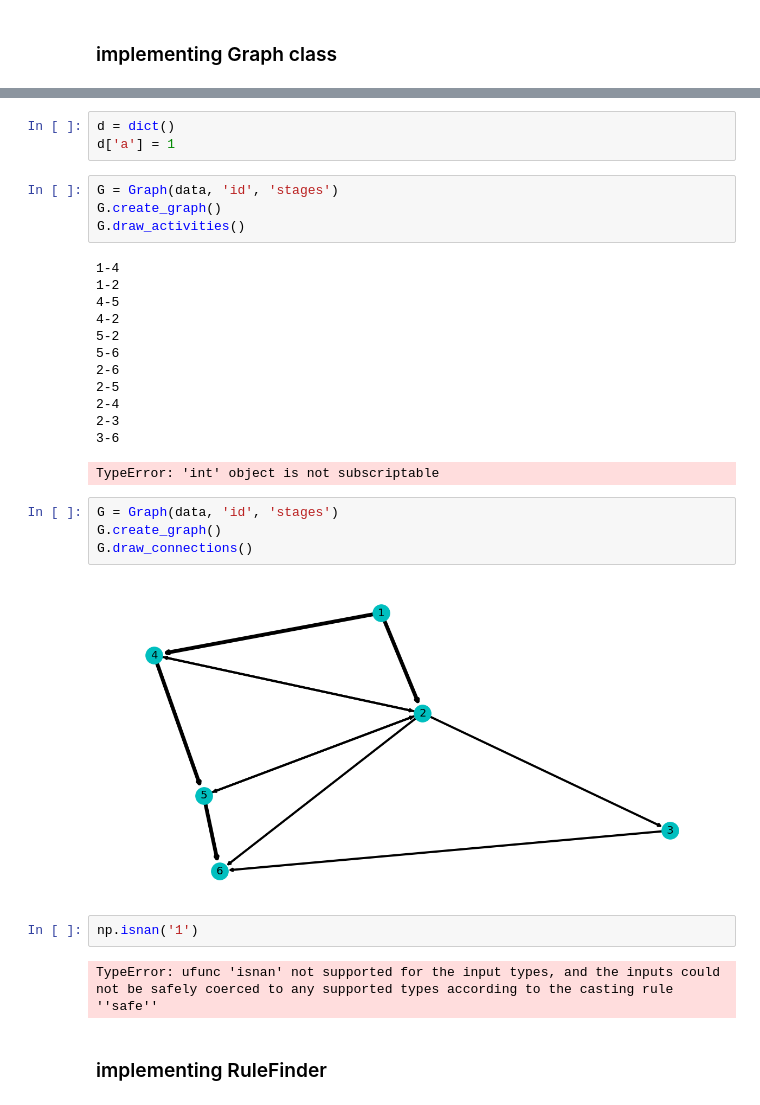
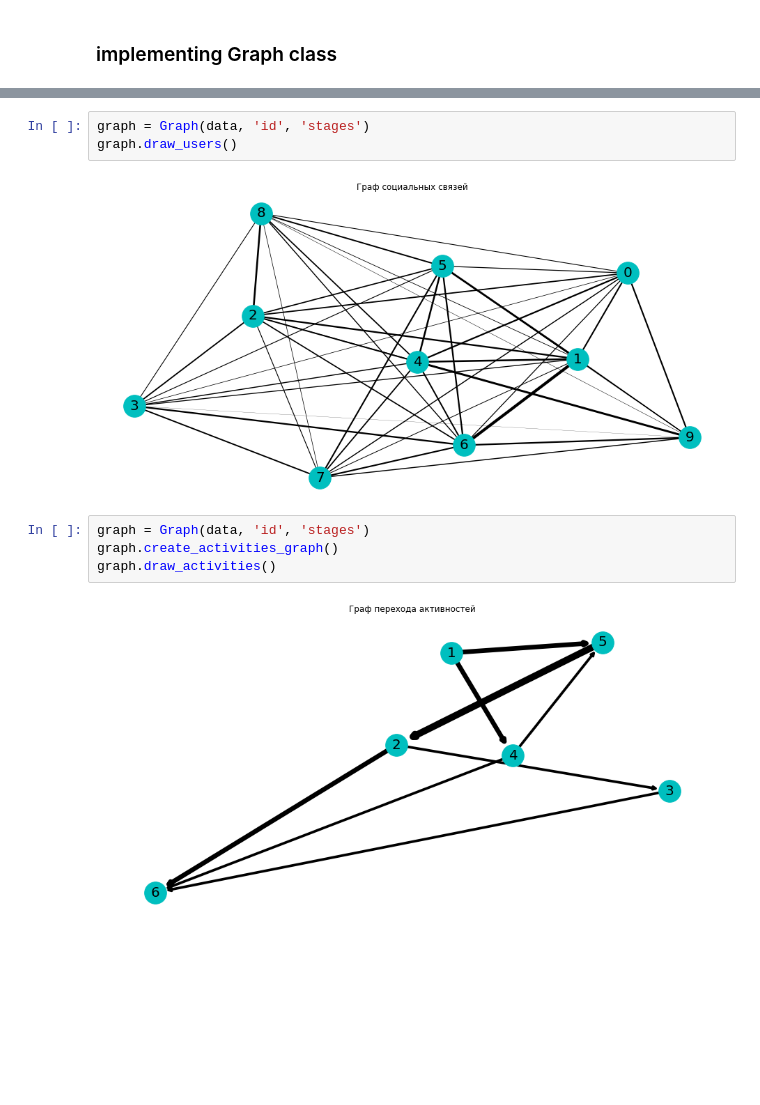
Before and after one commit to booydar/workshop, a Jupyter notebook: nx Graph.ipynb, the cells around one changed output, grey strips where cells are left out. Saved outputs shown, nothing was run; the diff lists cells and outputs as text; blank space fills up the shorter version.

```diff
--- a/nx Graph.ipynb
+++ b/nx Graph.ipynb
@@ -152,32 +152,11 @@ class Graph():
-# %%
-d = dict()
-d['a'] = 1
+# %%
+graph = Graph(data, 'id', 'stages')
+graph.draw_users()
+# %% [output]
+[figure, added]
 # %%
-G = Graph(data, 'id', 'stages')
-G.create_graph()
-G.draw_activities()
+graph = Graph(data, 'id', 'stages')
+graph.create_activities_graph()
+graph.draw_activities()
 # %% [output]
-1-4
-1-2
-4-5
-4-2
-5-2
-5-6
-2-6
-2-5
-2-4
-2-3
-3-6
-TypeError: 'int' object is not subscriptable
+[figure, added]
-# %%
-G = Graph(data, 'id', 'stages')
-G.create_graph()
-G.draw_connections()
-# %% [output]
-[figure, removed]
-# %%
-np.isnan('1')
-# %% [output]
-TypeError: ufunc 'isnan' not supported for the input types, and the inputs could not be safely coerced to any supported types according to the casting rule ''safe''
-# %% [markdown]
-### implementing RuleFinder
```
Also changed, not shown: parts of 12 cells of this notebook.
